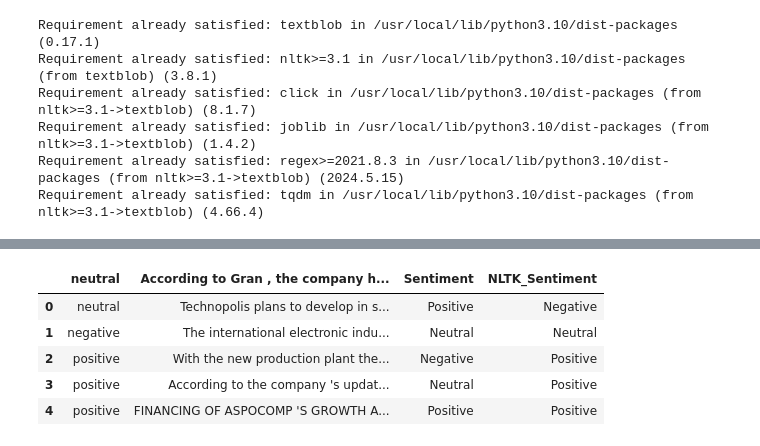
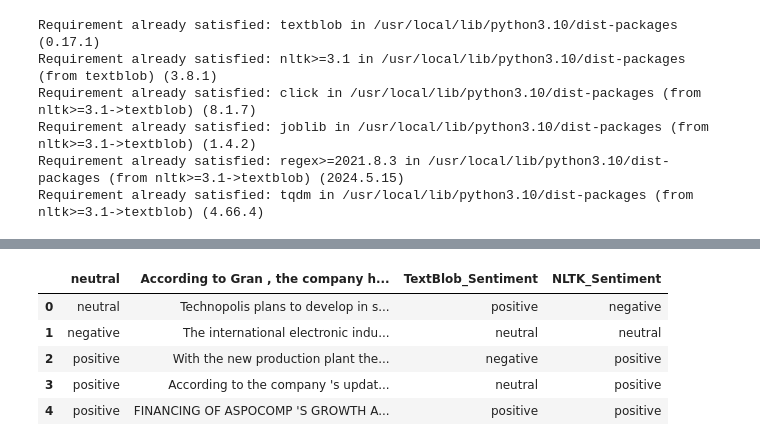
Before and after one commit to Harith-Y/IITKGP-FEC-Projects, a Jupyter notebook: Project 2/Sentiment Analysis in Finance.ipynb, the cells around one changed output, grey strips where cells are left out. Saved outputs shown, nothing was run; the diff lists cells and outputs as text; code cells hidden in the pictures.

```diff
--- a/Project 2/Sentiment Analysis in Finance.ipynb
+++ b/Project 2/Sentiment Analysis in Finance.ipynb
@@ -32,11 +32,11 @@ Requirement already satisfied: tqdm in /usr/local/lib/python3.10/dist-packages (
 def get_sentiment(text):
     analysis = TextBlob(text)
     if analysis.sentiment.polarity > 0:
-        return 'Positive'
+        return 'positive'
     elif analysis.sentiment.polarity == 0:
-        return 'Neutral'
+        return 'neutral'
     else:
-        return 'Negative'
+        return 'negative'
 
 df['TextBlob_Sentiment'] = df['According to Gran , the company has no plans to move all production to Russia , although that is where the company is growing .'].apply(get_sentiment)
 df.head()
@@ -64,24 +65,24 @@ True
 # %%
 sid = SentimentIntensityAnalyzer()
 
 def get_nltk_sentiment(text):
     score = sid.polarity_scores(text)
     if score['compound'] > 0:
-        return 'Positive'
+        return 'positive'
     elif score['compound'] == 0:
-        return 'Neutral'
+        return 'neutral'
     else:
-        return 'Negative'
+        return 'negative'
 
 df['NLTK_Sentiment'] = df['According to Gran , the company has no plans to move all production to Russia , although that is where the company is growing .'].apply(get_nltk_sentiment)
 df.head()
 # %% [output]
-|  | neutral | According to Gran , the company h... | Sentiment | NLTK_Sentiment |
-| 0 | neutral | Technopolis plans to develop in s... | Positive | Negative |
-| 1 | negative | The international electronic indu... | Neutral | Neutral |
-| 2 | positive | With the new production plant the... | Negative | Positive |
-| 3 | positive | According to the company 's updat... | Neutral | Positive |
-| 4 | positive | FINANCING OF ASPOCOMP 'S GROWTH A... | Positive | Positive |
+|  | neutral | According to Gran , the company h... | TextBlob_Sentiment | NLTK_Sentiment |
+| 0 | neutral | Technopolis plans to develop in s... | positive | negative |
+| 1 | negative | The international electronic indu... | neutral | neutral |
+| 2 | positive | With the new production plant the... | negative | positive |
+| 3 | positive | According to the company 's updat... | neutral | positive |
+| 4 | positive | FINANCING OF ASPOCOMP 'S GROWTH A... | positive | positive |
 # %%
 !pip install transformers
 from transformers import pipeline
```
Also changed, not shown: parts of 8 cells of this notebook, 1 other file.
